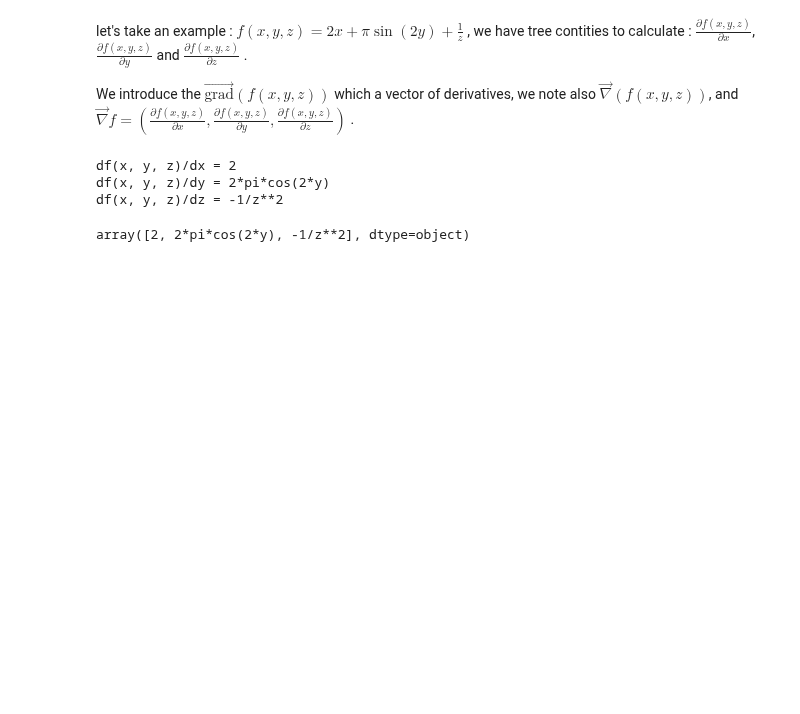
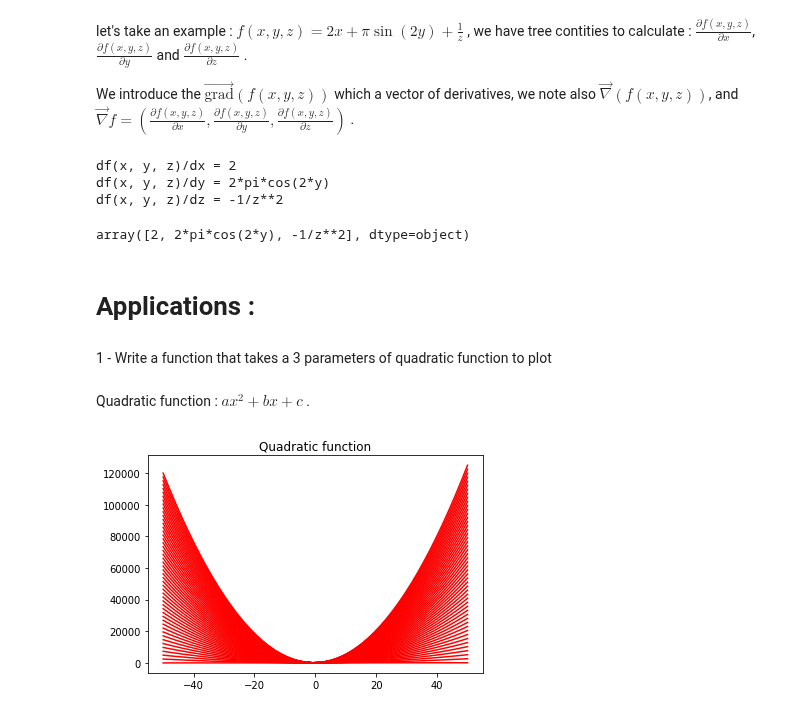
Before and after one commit to Ashraf-Khabar/Data-Science-Docs, a Jupyter notebook: Maths With Python/functions.ipynb, the cells around one changed output. Drawn from its saved outputs; the diff is of its cells as text; code cells hidden in the pictures; blank space fills up the shorter version.

```diff
--- a/Maths With Python/functions.ipynb
+++ b/Maths With Python/functions.ipynb
@@ -358,3 +358,26 @@ grad = np.array([
 grad
 # %% [output]
 array([2, 2*pi*cos(2*y), -1/z**2], dtype=object)
+# %% [markdown]
+# Applications :
+# %% [markdown]
+1 - Write a function that takes a 3 parameters  of quadratic function to plot
+# %% [markdown]
+Quadratic function : $ax^2 + bx + c$ .
+# %%
+def QFP(a, b, d):
+    x = np.linspace(-50, 50)
+    y = a * x**2 + b * x + d
+    plt.plot(x, y, 'r')
+    plt.title("Quadratic function")
+
+def QFDP(a, b, d):
+    x = np.linspace(-50, 50)
+    y = a * 2 * x + b
+    plt.plot(x, y, 'g')
+    plt.title("Derivative of quadratic function")
+# %%
+for i in range(50):
+    QFP(i, i+1, i+2)
+# %% [output]
+[figure, added]
```
Also changed, not shown: parts of 1 cell of this notebook.
